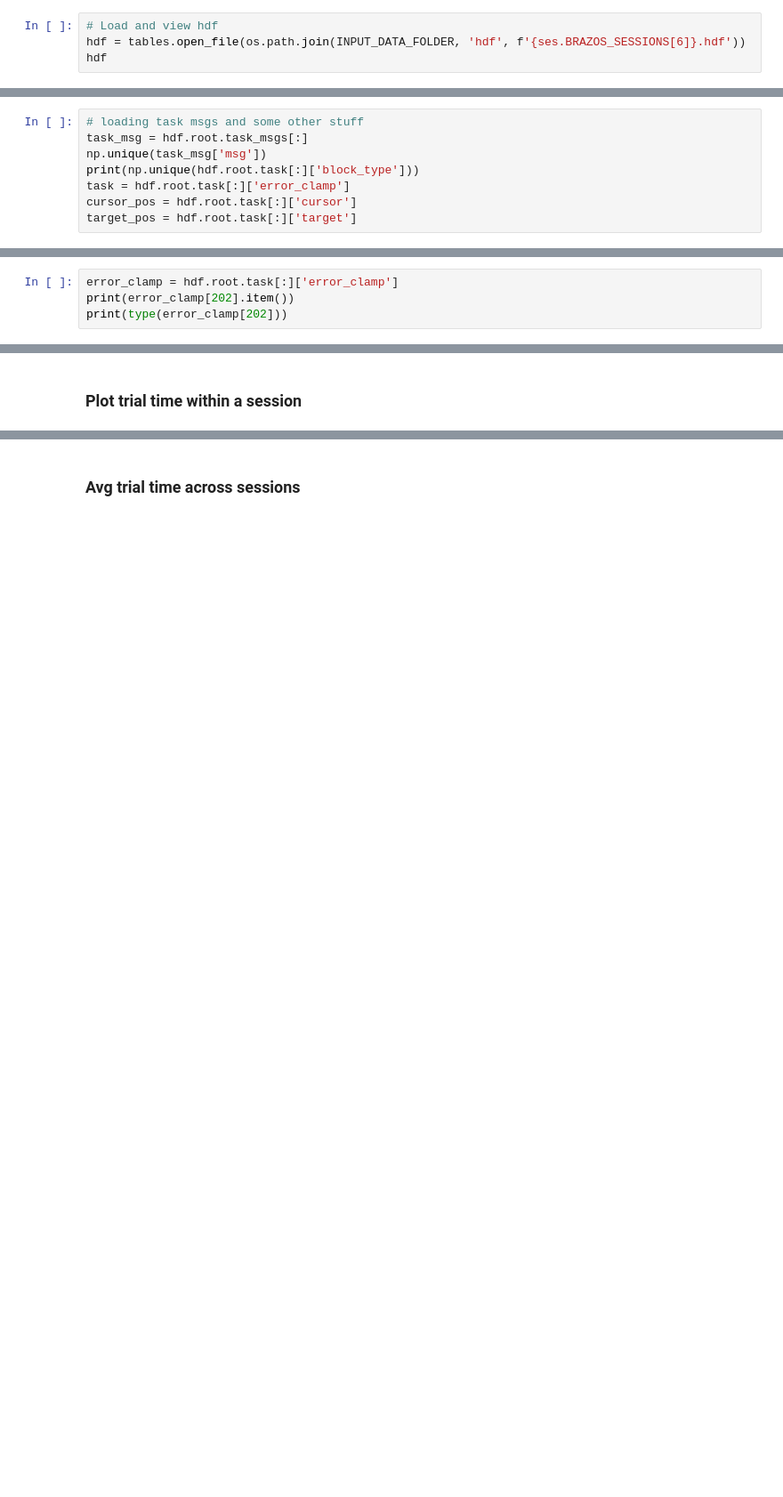
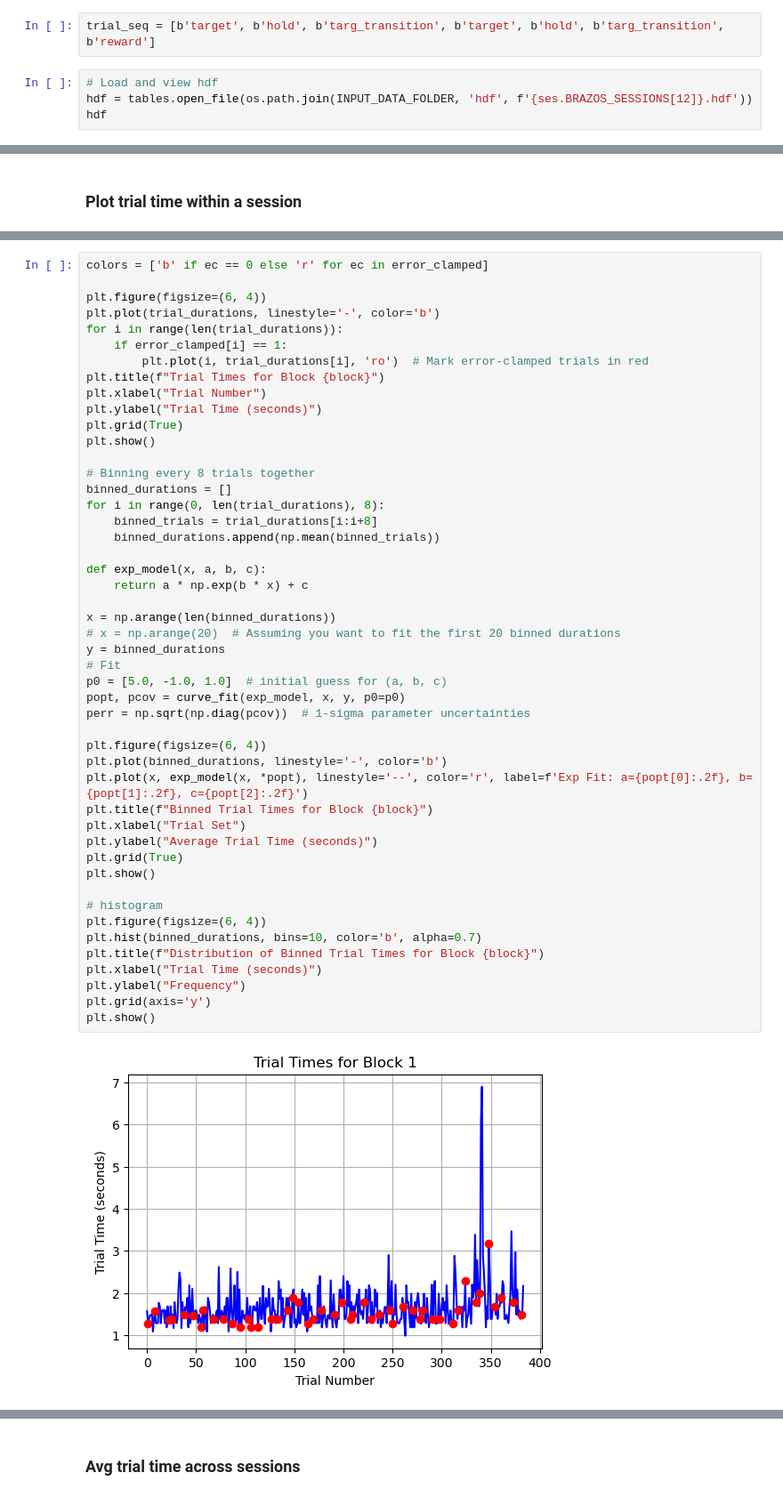
Before and after one commit to santacruzlab/NeuronTracking, a Jupyter notebook: sri/sri_analysis.ipynb, the cells around one changed output, grey strips where cells are left out. Shown at 89% size. Drawn from its saved outputs; the diff is of its cells as text; blank space fills up the shorter version.

Commit message:
visualizing learning rate, searching for meta learning

```diff
--- a/sri/sri_analysis.ipynb
+++ b/sri/sri_analysis.ipynb
@@ -742,8 +777,10 @@ for subj in [braz]: # For each subject
 # Behavioral Analysis
 # %% [markdown]
 ### Load sample HDF and inspect variables
+# %%
+trial_seq = [b'target', b'hold', b'targ_transition', b'target', b'hold', b'targ_transition', b'reward']
 # %%
 # Load and view hdf
-hdf = tables.open_file(os.path.join(INPUT_DATA_FOLDER, 'hdf', f'{ses.BRAZOS_SESSIONS[6]}.hdf'))
+hdf = tables.open_file(os.path.join(INPUT_DATA_FOLDER, 'hdf', f'{ses.BRAZOS_SESSIONS[12]}.hdf'))
 hdf
 # %% [output]
@@ -764,11 +801,3 @@ File(filename=c:\Users\seano\OneDrive - The University of Texas at Austin\Docume
   "time": UInt32Col(shape=(), dflt=np.uint32(0), pos=1)}
   byteorder := 'little'
   chunkshape := (np.int64(252),)
-# %%
-# loading task msgs and some other stuff
-task_msg = hdf.root.task_msgs[:]
-np.unique(task_msg['msg'])
-print(np.unique(hdf.root.task[:]['block_type']))
-task = hdf.root.task[:]['error_clamp']
-cursor_pos = hdf.root.task[:]['cursor']
-target_pos = hdf.root.task[:]['target']
@@ -814,4 +803,0 @@ Number of 'wait' messages: 1401
-# %%
-error_clamp = hdf.root.task[:]['error_clamp']
-print(error_clamp[202].item())
-print(type(error_clamp[202]))
@@ -914,0 +872,50 @@ Minimum trial time: 1.15 seconds, Maximum trial time: 11.77 seconds, Average tri
+# %%
+colors = ['b' if ec == 0 else 'r' for ec in error_clamped]
+
+plt.figure(figsize=(6, 4))
+plt.plot(trial_durations, linestyle='-', color='b')
+for i in range(len(trial_durations)):
+    if error_clamped[i] == 1:
+        plt.plot(i, trial_durations[i], 'ro')  # Mark error-clamped trials in red
+plt.title(f"Trial Times for Block {block}")
+plt.xlabel("Trial Number")
+plt.ylabel("Trial Time (seconds)")
+plt.grid(True)
+plt.show()
+
+# Binning every 8 trials together
+binned_durations = []
+for i in range(0, len(trial_durations), 8):
+    binned_trials = trial_durations[i:i+8]
+    binned_durations.append(np.mean(binned_trials))
+
+def exp_model(x, a, b, c):
+    return a * np.exp(b * x) + c
+
+x = np.arange(len(binned_durations))
+# x = np.arange(20)  # Assuming you want to fit the first 20 binned durations
+y = binned_durations
+# Fit
+p0 = [5.0, -1.0, 1.0]  # initial guess for (a, b, c)
+popt, pcov = curve_fit(exp_model, x, y, p0=p0)
+perr = np.sqrt(np.diag(pcov))  # 1-sigma parameter uncertainties
+
+plt.figure(figsize=(6, 4))
+plt.plot(binned_durations, linestyle='-', color='b')
+plt.plot(x, exp_model(x, *popt), linestyle='--', color='r', label=f'Exp Fit: a={popt[0]:.2f}, b={popt[1]:.2f}, c={popt[2]:.2f}')
+plt.title(f"Binned Trial Times for Block {block}")
+plt.xlabel("Trial Set")
+plt.ylabel("Average Trial Time (seconds)")
+plt.grid(True)
+plt.show()
+
+# histogram
+plt.figure(figsize=(6, 4))
+plt.hist(binned_durations, bins=10, color='b', alpha=0.7)
+plt.title(f"Distribution of Binned Trial Times for Block {block}")
+plt.xlabel("Trial Time (seconds)")
+plt.ylabel("Frequency")
+plt.grid(axis='y')
+plt.show()
+# %% [output]
+[figure, added]
```
Also changed, not shown: parts of 33 cells of this notebook.
